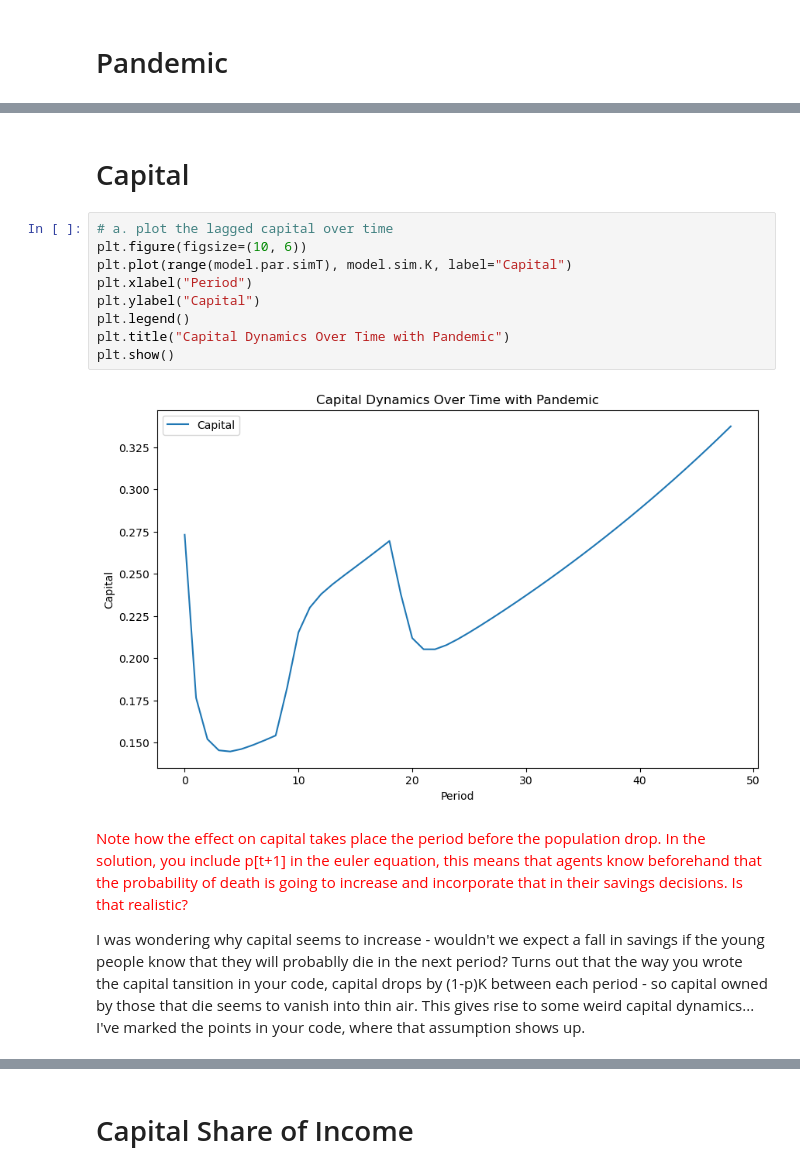
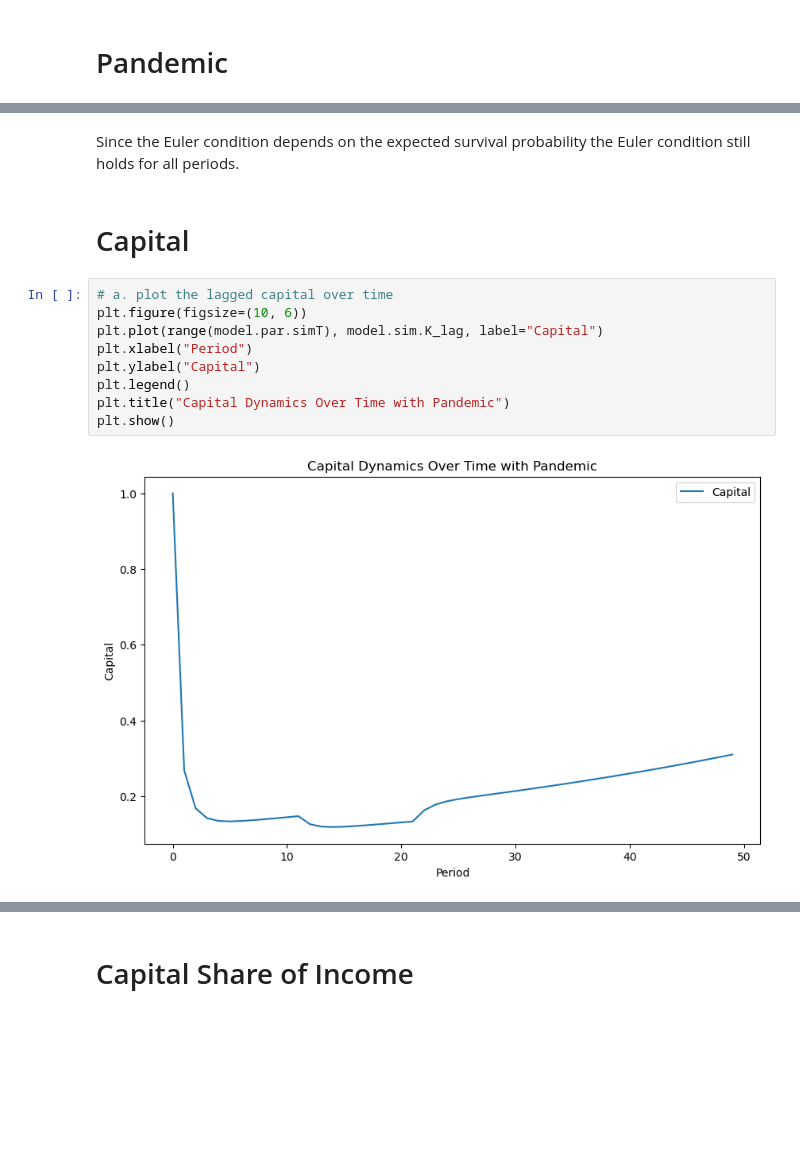
Before and after one commit to NumEconCopenhagen/projects-2023-hello-world-1, a Jupyter notebook: modelproject/modelproject1.ipynb, the cells around one changed output, grey strips where cells are left out. Drawn from its saved outputs; the diff is of its cells as text; blank space fills up the shorter version.

```diff
--- a/modelproject/modelproject1.ipynb
+++ b/modelproject/modelproject1.ipynb
@@ -214,17 +257,15 @@ The plot provides a visual representation of how the temporary decrease in survi
+# %% [markdown]
+Since the Euler condition depends on the expected survival probability the Euler condition still holds for all periods.
 # %% [markdown]
 # Capital
 # %%
 # a. plot the lagged capital over time
 plt.figure(figsize=(10, 6))
-plt.plot(range(model.par.simT), model.sim.K, label="Capital")
+plt.plot(range(model.par.simT), model.sim.K_lag, label="Capital")
 plt.xlabel("Period")
 plt.ylabel("Capital")
 plt.legend()
 plt.title("Capital Dynamics Over Time with Pandemic")
 plt.show()
 # %% [output]
-[figure, old version]
+[figure, new version]
-# %% [markdown]
-<font color='red'> Note how the effect on capital takes place the period before the population drop. In the solution, you include p[t+1] in the euler equation, this means that agents know beforehand that the probability of death is going to increase and incorporate that in their savings decisions. Is that realistic?
-
-I was wondering why capital seems to increase - wouldn't we expect a fall in savings if the young people know that they will probablly die in the next period? Turns out that the way you wrote the capital tansition in your code, capital drops by (1-p)K between each period - so capital owned by those that die seems to vanish into thin air. This gives rise to some weird capital dynamics... I've marked the points in your code, where that assumption shows up.
```
Also changed, not shown: parts of 42 cells of this notebook.
